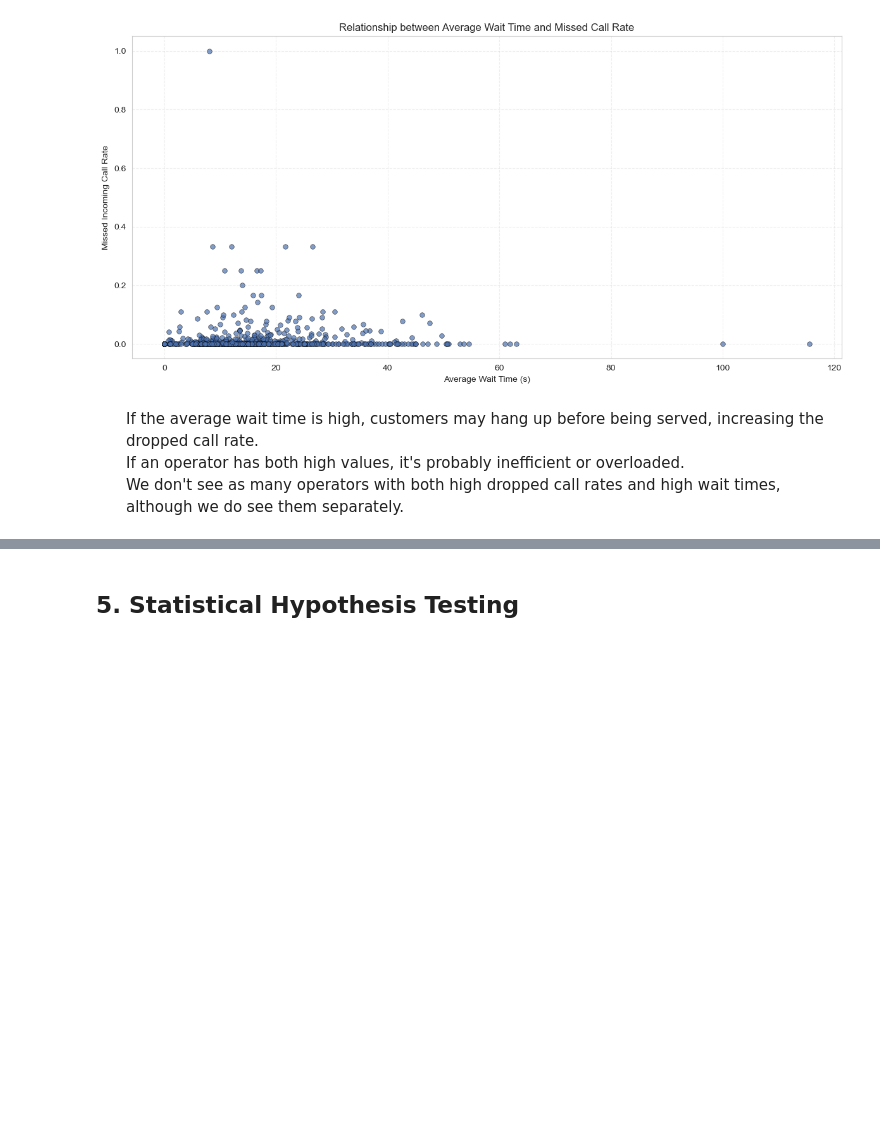
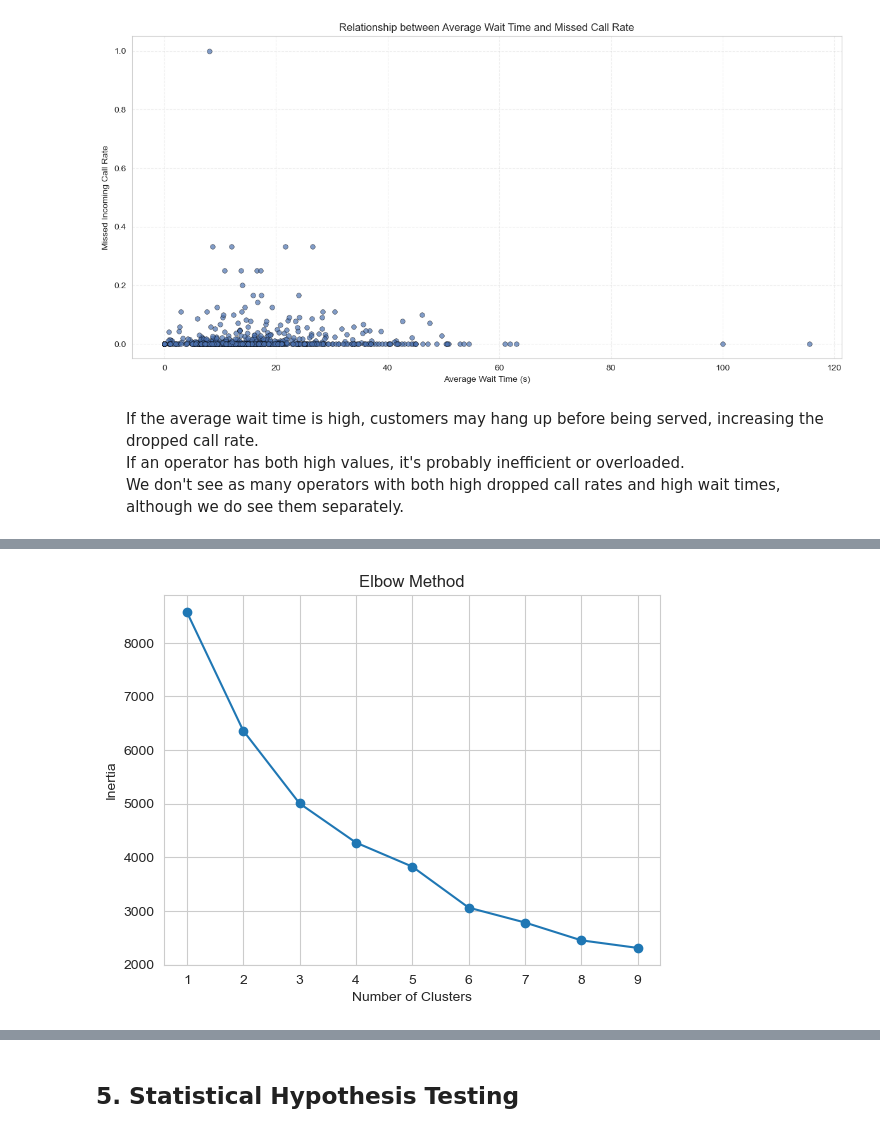
Before and after one commit to reytaquito/telecom-operator-inefficiency-analysis, a Jupyter notebook: Notebooks/ML_Clustering_Telecom_Operators.ipynb, the cells around one changed output, grey strips where cells are left out. Cells and saved outputs as stored; diff of their text form; code cells hidden in the pictures; blank space fills up the shorter version.

```diff
--- a/Notebooks/ML_Clustering_Telecom_Operators.ipynb
+++ b/Notebooks/ML_Clustering_Telecom_Operators.ipynb
@@ -659,9 +557,0 @@ display("Top efficient operators: ",top_eficaces[['missed_in_rate','avg_wait_tim
-# %%
-p90_index = operator_stats['inef_index'].quantile(0.90)
-operator_stats['ineffective'] = operator_stats['inef_index'] >= p90_index
-
-display("Inefficient operators list: ", operator_stats[operator_stats['ineffective'] == True][['inef_index', 'ineffective']].sort_values(
-    'inef_index', ascending=False))
-
-porcentaje_ineficaces = operator_stats['ineffective'].mean() * 100
-print(f"{porcentaje_ineficaces:.1f}% of the operators are considered ineffective (p90 or higher).")
@@ -714,18 +557,0 @@ plt.show()
-# %%
-sns.set_style('whitegrid')
-fig, ax = plt.subplots(figsize=(12, 6))
-
-ax.hist(operator_stats['avg_wait_time'], bins=45, edgecolor='black', alpha=0.7, color='#4C72B0')
-
-#Línea de p90 y etiqueta directa
-ax.axvline(p90_wait, color='red', linestyle='--', linewidth=1.5)
-ax.text(p90_wait, ax.get_ylim()[1]*0.9, f'P90 = {p90_wait:.2f}',
-        rotation=90, va='top', ha='right', fontsize=10)
-
-
-ax.set_xlabel('Average Wait Time Rate', fontsize=11)
-ax.set_ylabel('Number of Operators', fontsize=11)
-ax.set_title('Average Wait Time Histogram', fontsize=12)
-ax.grid(axis='y', linestyle='--', alpha=0.5)
-plt.tight_layout()
-plt.show()
@@ -950,0 +571,20 @@ Since the rate of dropped calls has more weight, Plan C is the least efficient.
+# %%
+# standardize the features
+features = operator_stats[['total_calls', 'total_in_calls', 'total_out_calls',
+                           'missed_in_calls', 'total_in_duration', 'total_wait_time',
+                           'avg_in_duration', 'missed_in_rate', 'avg_wait_time']]
+scaler = StandardScaler()
+X_scaled = scaler.fit_transform(features)
+# %%
+inertia = []
+for n in range(1, 10):
+    kmeans = KMeans(n_clusters=n, random_state=42)
+    kmeans.fit(X_scaled)
+    inertia.append(kmeans.inertia_)
+plt.plot(range(1, 10), inertia, marker='o')
+plt.xlabel('Number of Clusters')
+plt.ylabel('Inertia')
+plt.title('Elbow Method')
+plt.show()
+# %% [output]
+[figure, added]
```
Also changed, not shown: parts of 38 cells of this notebook.
